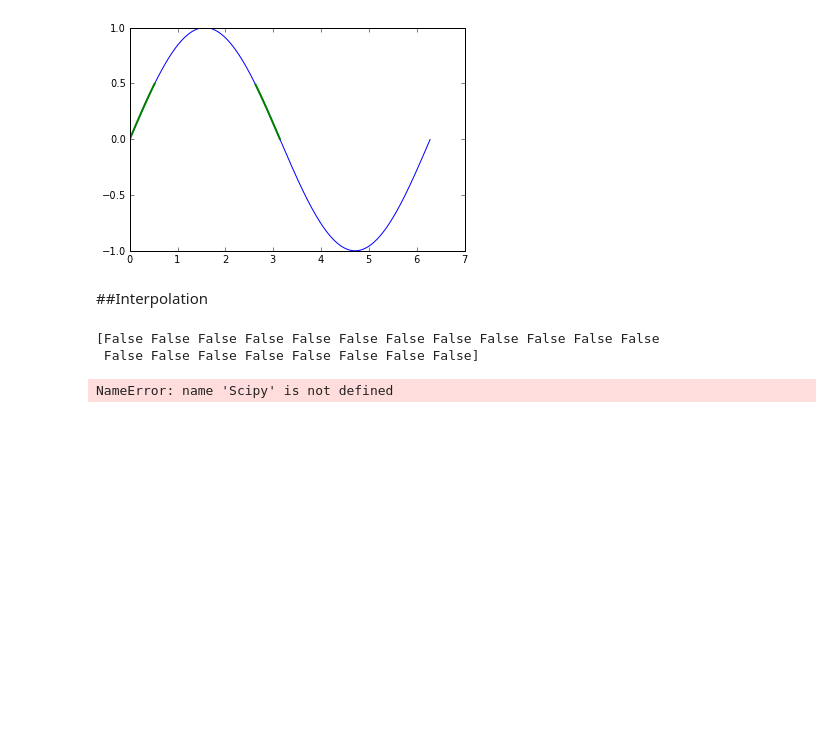
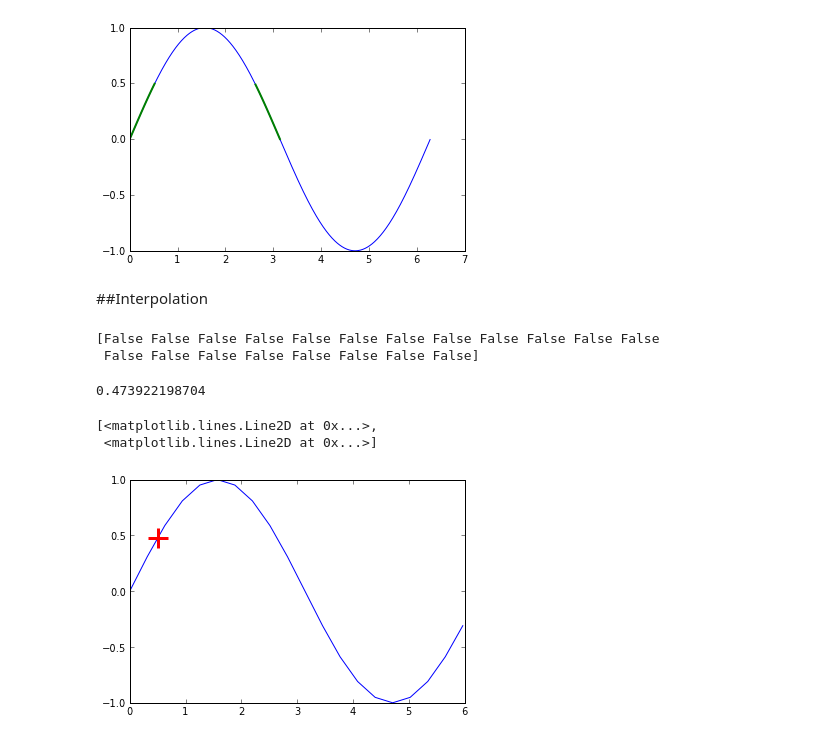
Before and after one commit to kbouch/PHYS202-S13, a Jupyter notebook: Week4/ThursdayNotes.ipynb, the cells around one changed output. Saved outputs shown, nothing was run; the diff lists cells and outputs as text; code cells hidden in the pictures; blank space fills up the shorter version.

Commit message:
worked on interpolation

```diff
--- a/Week4/ThursdayNotes.ipynb
+++ b/Week4/ThursdayNotes.ipynb
@@ -129,7 +131,18 @@ print mask
 # %%
 new_theta = 0.5
 new_sin = 0.
-#from scipy.interpolate import interpld
-#help(interpl)
+from scipy.interpolate import interp1d
+#help(interp1d)
+
+sin_interp = interp1d(theta,np.sin(theta))
+
+new_sin = sin_interp(new_theta)
+print new_sin
 # %% [output]
-NameError: name 'Scipy' is not defined
+0.473922198704
+# %%
+plot(theta,np.sin(theta),'b-',new_theta,new_sin,'r+',markersize=20,markeredgewidth=3)
+# %% [output]
+[<matplotlib.lines.Line2D at 0x...>,
+ <matplotlib.lines.Line2D at 0x...>]
+[figure, added]
```
Also changed, not shown: parts of 8 cells of this notebook.
